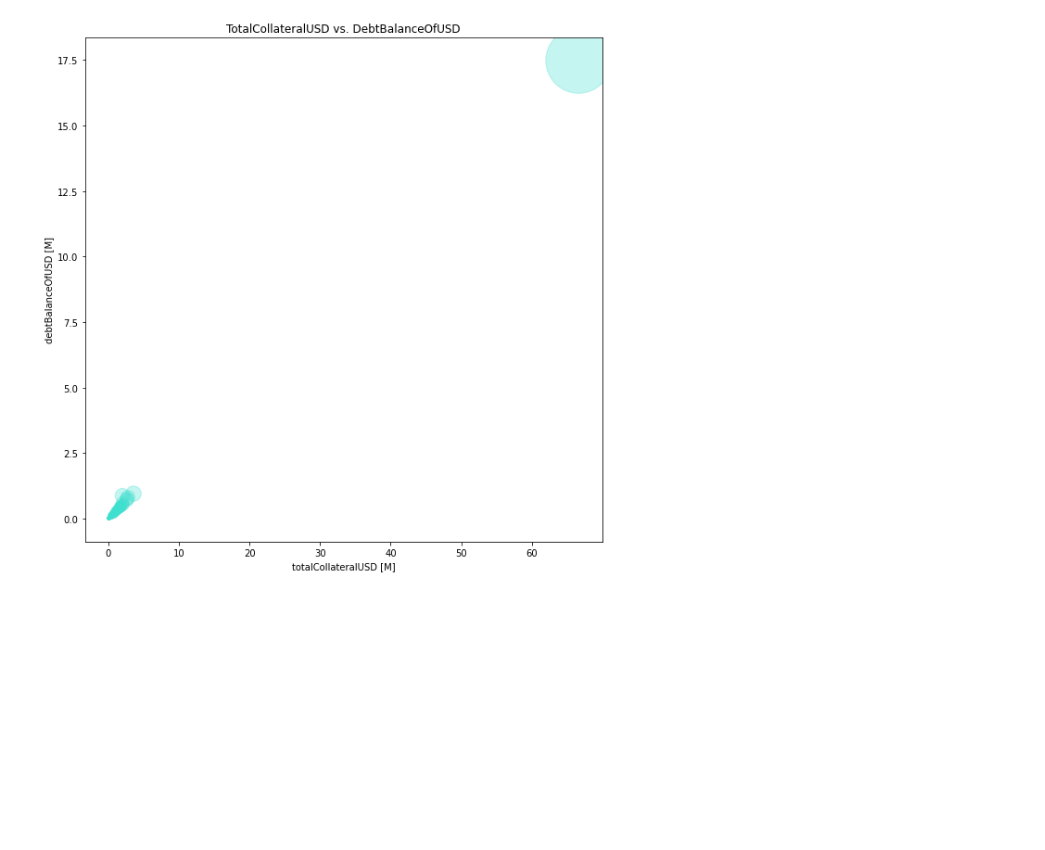
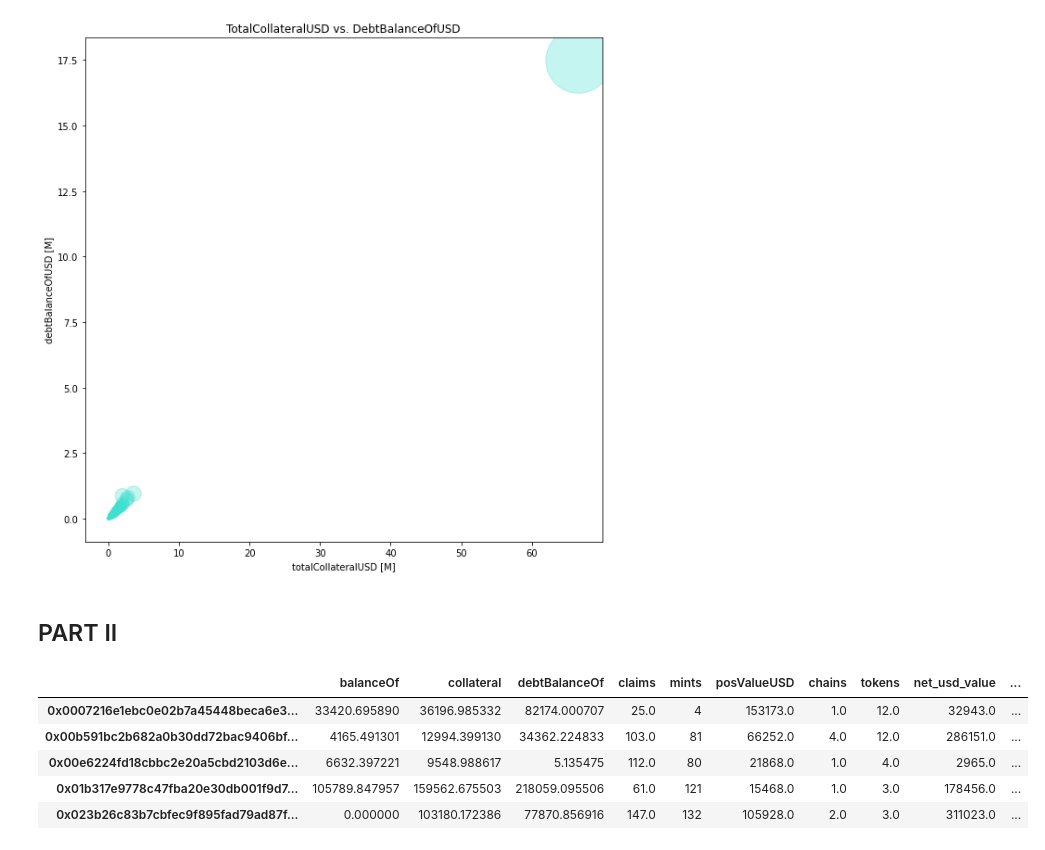
Before and after one commit to DariusPrzydzial/Synthetix-DebtPool-Risk, a Jupyter notebook: SNX Debt Pool Analysis.ipynb, the cells around one changed output. Saved outputs shown, nothing was run; the diff lists cells and outputs as text; code cells hidden in the pictures; blank space fills up the shorter version.

```diff
--- a/SNX Debt Pool Analysis.ipynb
+++ b/SNX Debt Pool Analysis.ipynb
@@ -181,3 +181,5 @@ snx_active_stakers_report.bubble_charts(df_Ods)
 # %%
 #df_Ods.head()
 #df_Ods[df_Ods['account'] == "address"]
+# %% [markdown]
+## PART II
@@ -183,0 +188,9 @@ snx_active_stakers_report.bubble_charts(df_Ods)
+# %%
+debtPoolAddrPosLPsM.head()
+# %% [output]
+|  | balanceOf | collateral | debtBalanceOf | claims | mints | posValueUSD | chains | tokens | net_usd_value | ... |
+| 0x0007216e1ebc0e02b7a45448beca6e3... | 33420.695890 | 36196.985332 | 82174.000707 | 25.0 | 4 | 153173.0 | 1.0 | 12.0 | 32943.0 | ... |
+| 0x00b591bc2b682a0b30dd72bac9406bf... | 4165.491301 | 12994.399130 | 34362.224833 | 103.0 | 81 | 66252.0 | 4.0 | 12.0 | 286151.0 | ... |
+| 0x00e6224fd18cbbc2e20a5cbd2103d6e... | 6632.397221 | 9548.988617 | 5.135475 | 112.0 | 80 | 21868.0 | 1.0 | 4.0 | 2965.0 | ... |
+| 0x01b317e9778c47fba20e30db001f9d7... | 105789.847957 | 159562.675503 | 218059.095506 | 61.0 | 121 | 15468.0 | 1.0 | 3.0 | 178456.0 | ... |
+| 0x023b26c83b7cbfec9f895fad79ad87f... | 0.000000 | 103180.172386 | 77870.856916 | 147.0 | 132 | 105928.0 | 2.0 | 3.0 | 311023.0 | ... |
```
Also changed, not shown: parts of 3 cells of this notebook, 3 other files.
